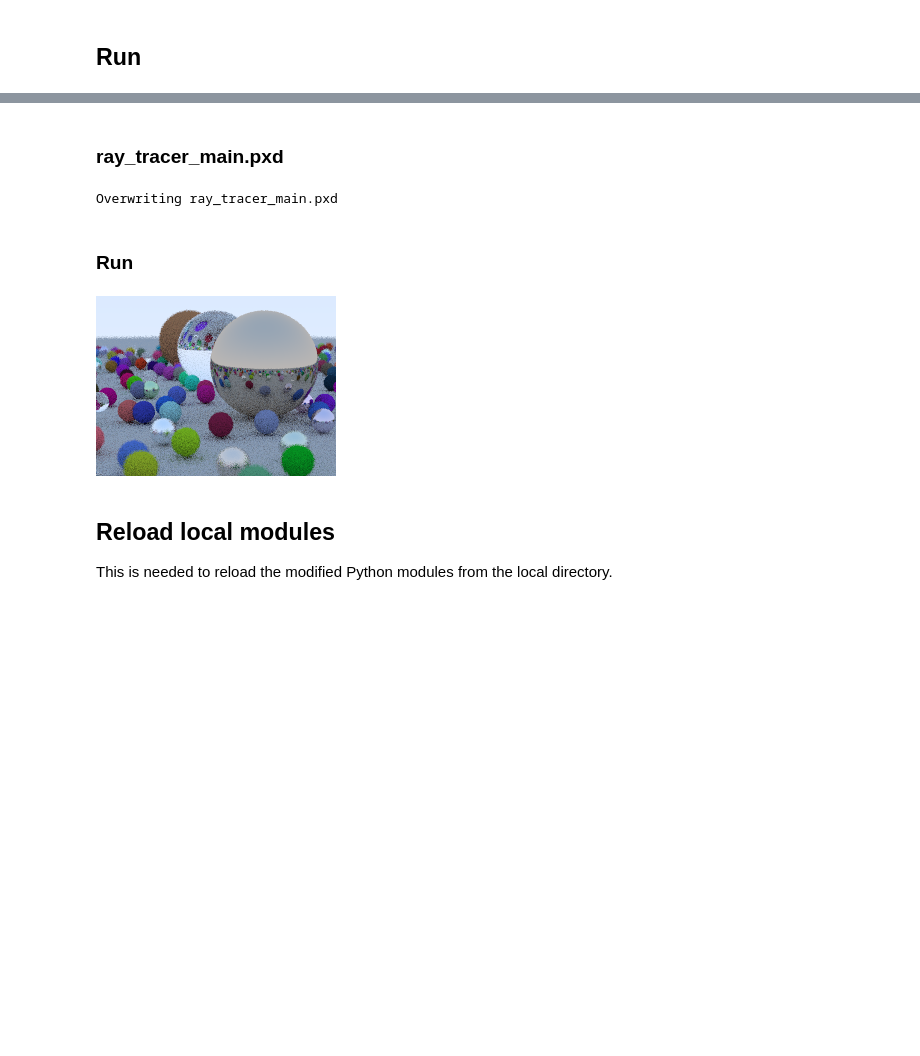
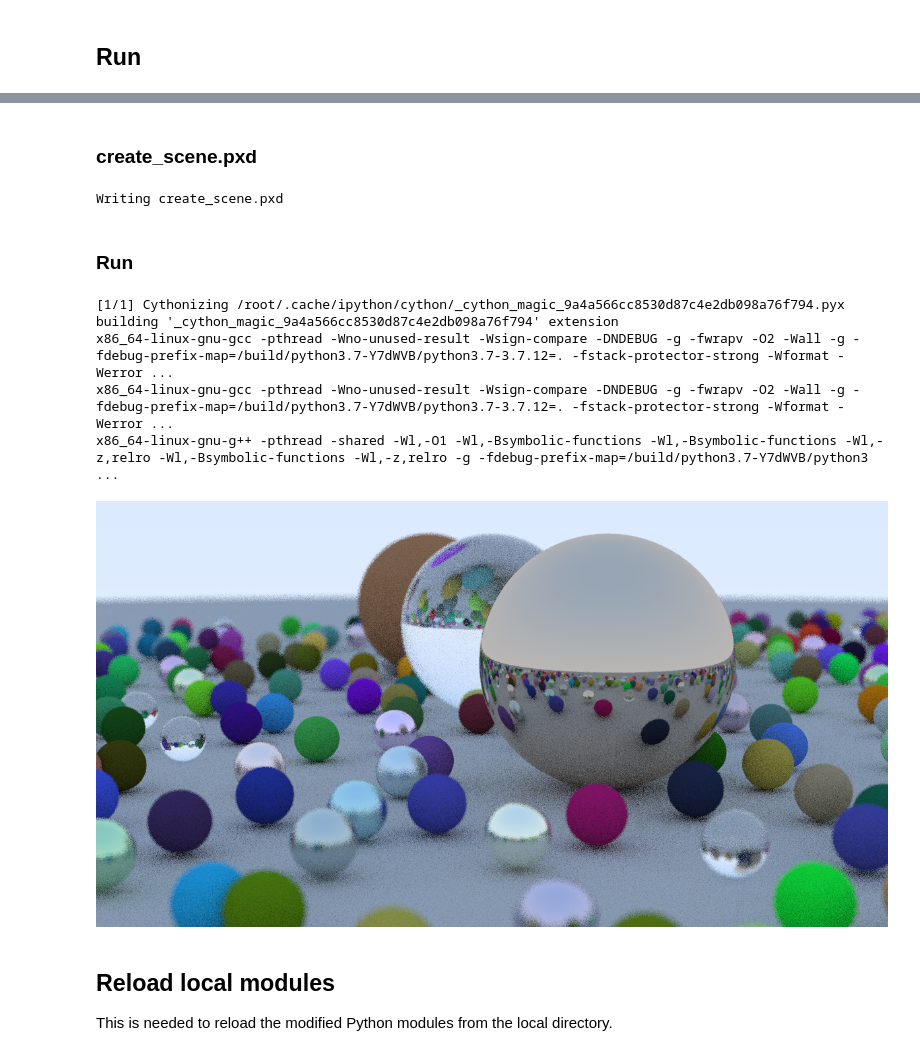
Before and after one commit to eagle034/ray_tracer_colab_practice, a Jupyter notebook: Ray_Tracer.ipynb, the cells around one changed output, grey strips where cells are left out. Saved outputs shown, nothing was run; the diff lists cells and outputs as text; code cells hidden in the pictures; blank space fills up the shorter version.

Commit message:
Further cleanup to work on multiple platforms

```diff
--- a/Ray_Tracer.ipynb
+++ b/Ray_Tracer.ipynb
@@ -132,18 +134,32 @@ Overwriting ray_tracer_main.cc
 # %% [markdown]
-### ray_tracer_main.pxd
+### create_scene.pxd
 # %%
-%%file ray_tracer_main.pxd
+%%file create_scene.pxd
 
 from ray_tracer_colab.pxd.scene cimport Scene
 
-cdef extern from 'ray_tracer_main.h':
+cdef extern from 'create_scene.h':
   Scene CreateScene(int image_width, int image_height)
 # %% [output]
-Overwriting ray_tracer_main.pxd
+Writing create_scene.pxd
 # %% [markdown]
 ### Run
+# %%
+# Generate platform dependent cython arguments.
+if sys.platform == 'darwin':
+  cython_sys_dep_args = [
+      '-c=-Wno-unreachable-code',
+      '-c=-Wp,-fopenmp',
+      '--link-args=-Wp,-fopenmp',
+      '--link-args=-lomp',
+  ]
+else:
+  cython_sys_dep_args = [
+      '-c=-fopenmp',
+      '--link-args=-fopenmp',
+  ]
 # %%
-%%cython -3 -I. -Iray_tracer_colab/include -f -c=-std=c++17 --cplus -S ray_tracer_colab/src/scene.cc -S ray_tracer_main.cc -c=-Wno-unreachable-code -c=-Wp,-fopenmp --link-args=-lomp --link-args=-Wp,-fopenmp
+%%cython --verbose -3 -I. -Iray_tracer_colab/include -f -c=-std=c++17 --cplus -S create_scene.cc -L. -lray_tracer_colab {' '.join(cython_sys_dep_args)}
 
 import cython
 import numpy as np
@@ -159,7 +175,7 @@ from ray_tracer_colab.utils.preview_display import PreviewDisplay
 from libc.stdint cimport uint8_t
 
 from ray_tracer_colab.pxd.scene cimport Scene
-from ray_tracer_main cimport CreateScene
+from create_scene cimport CreateScene
 
 
 def run_parallel(Py_ssize_t image_width, Py_ssize_t image_height):
@@ -168,36 +184,41 @@ def run_parallel(Py_ssize_t image_width, Py_ssize_t image_height):
   # We need to explicitly declare a uint8_t pointer because we cannot access
   # bytearray within prange().
   cdef uint8_t* ptr = buffer
   cdef uint8_t* line
 
   cdef Py_ssize_t y
   cdef Scene scene = CreateScene(image_width, image_height)
 
   progress_bar = tqdm(total=image_height)
   preview = PreviewDisplay(every_n_sec=10.0, image_width=image_width,
                            image_height=image_height)
 
   # 'dynamic' schedule allows each thread to pick one line at a time, and thus
   # makes sure all threads will be busy for the entire image.
   for y in prange(image_height, nogil=True, schedule='dynamic'):
     with gil:
       progress_bar.update(1)
       preview.maybe_update(buffer)
     # The row 0 in a PIL Image buffer is at the top, while in our image space
     # y = 0 is the bottom row, so we flip it here to find the pointer to the
     # correct output line.
     line = ptr + (image_height - y - 1) * image_width * 3
     scene.RenderLine(y, line)
 
   # Final update to progress bar and preview image.
   progress_bar.close()
   preview.update(buffer)
   return preview.get_image()
 
-#run_parallel(1200, 645)
-run_parallel(240, 180)
+run_parallel(1200, 645)
+#run_parallel(240, 180)
 # %% [output]
+[1/1] Cythonizing /root/.cache/ipython/cython/_cython_magic_9a4a566cc8530d87c4e2db098a76f794.pyx
+building '_cython_magic_9a4a566cc8530d87c4e2db098a76f794' extension
+x86_64-linux-gnu-gcc -pthread -Wno-unused-result -Wsign-compare -DNDEBUG -g -fwrapv -O2 -Wall -g -fdebug-prefix-map=/build/python3.7-Y7dWVB/python3.7-3.7.12=. -fstack-protector-strong -Wformat -Werror ...
+x86_64-linux-gnu-gcc -pthread -Wno-unused-result -Wsign-compare -DNDEBUG -g -fwrapv -O2 -Wall -g -fdebug-prefix-map=/build/python3.7-Y7dWVB/python3.7-3.7.12=. -fstack-protector-strong -Wformat -Werror ...
+x86_64-linux-gnu-g++ -pthread -shared -Wl,-O1 -Wl,-Bsymbolic-functions -Wl,-Bsymbolic-functions -Wl,-z,relro -Wl,-Bsymbolic-functions -Wl,-z,relro -g -fdebug-prefix-map=/build/python3.7-Y7dWVB/python3 ...
-[figure, old version]
+[figure, new version]
 # %% [markdown]
 ## Reload local modules
 
```
Also changed, not shown: parts of 8 cells of this notebook.
